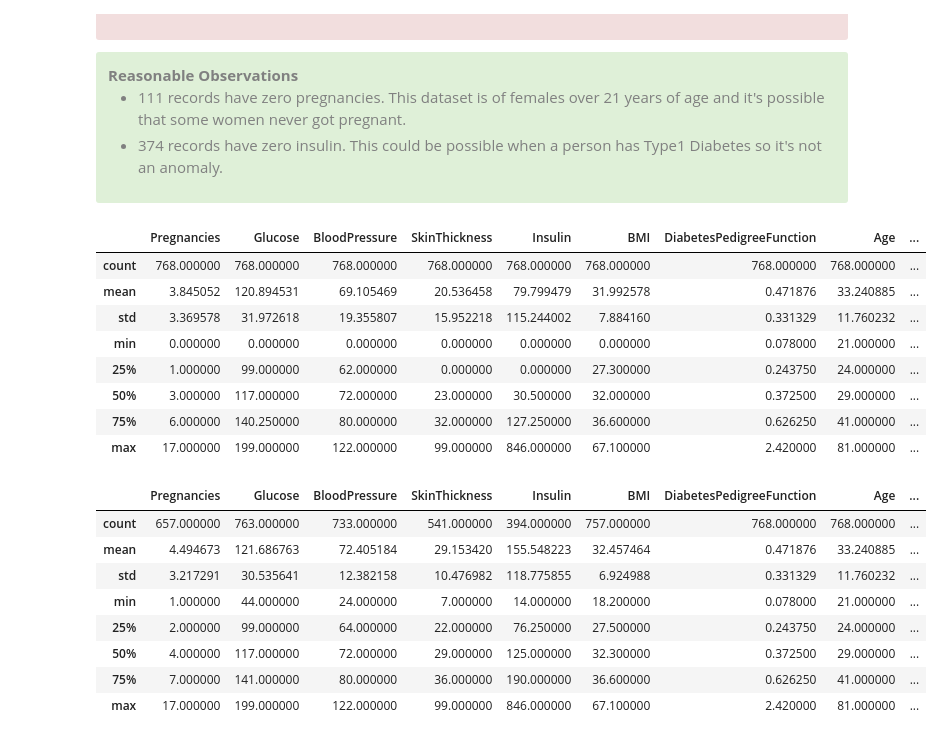
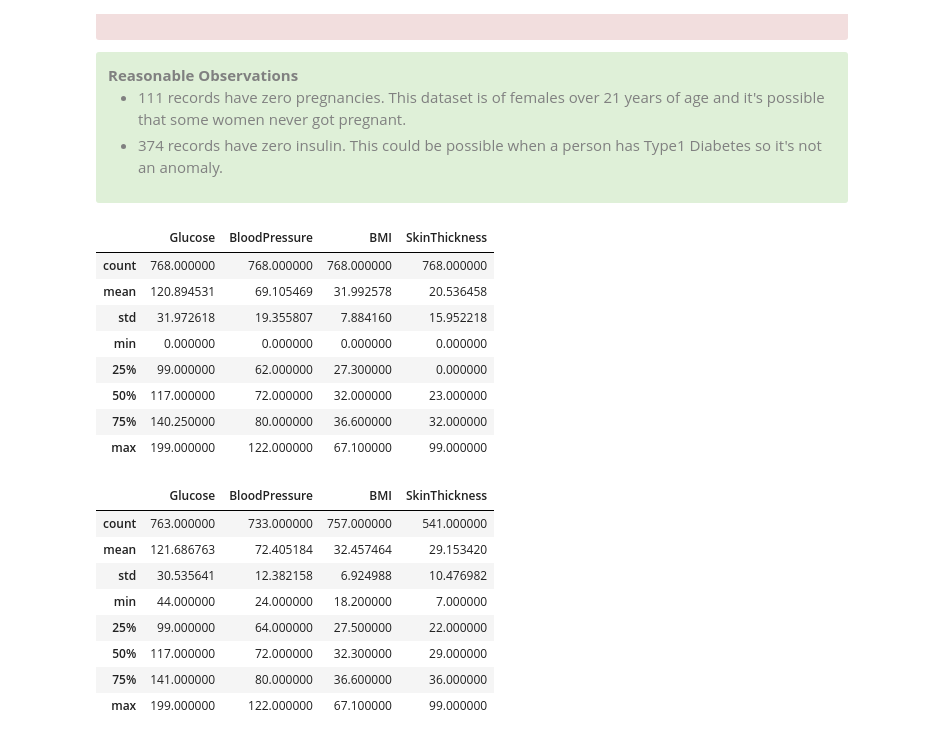
Before and after one commit to ElisonSherton/MTech_DSE_Sem2, a Jupyter notebook: ML/Assignment1/Group128_DiabetesDataset.ipynb, the cells around one changed output. Drawn from its saved outputs; the diff is of its cells as text; code cells hidden in the pictures.

```diff
--- a/ML/Assignment1/Group128_DiabetesDataset.ipynb
+++ b/ML/Assignment1/Group128_DiabetesDataset.ipynb
@@ -149,27 +150,29 @@ We can observe that there's some alarming and some reasonable observations here
     <li>374 records have zero insulin. This could be possible when a person has Type1 Diabetes so it's not an anomaly.</li>
     </ul>
 </div>
+# %%
+anomalous_columns = ["Glucose", "BloodPressure", "BMI", "SkinThickness"]
 # %%
-df.describe()
+df[anomalous_columns].describe()
 # %% [output]
-|  | Pregnancies | Glucose | BloodPressure | SkinThickness | Insulin | BMI | DiabetesPedigreeFunction | Age | ... |
-| count | 768.000000 | 768.000000 | 768.000000 | 768.000000 | 768.000000 | 768.000000 | 768.000000 | 768.000000 | ... |
-| mean | 3.845052 | 120.894531 | 69.105469 | 20.536458 | 79.799479 | 31.992578 | 0.471876 | 33.240885 | ... |
-| std | 3.369578 | 31.972618 | 19.355807 | 15.952218 | 115.244002 | 7.884160 | 0.331329 | 11.760232 | ... |
-| min | 0.000000 | 0.000000 | 0.000000 | 0.000000 | 0.000000 | 0.000000 | 0.078000 | 21.000000 | ... |
-| 25% | 1.000000 | 99.000000 | 62.000000 | 0.000000 | 0.000000 | 27.300000 | 0.243750 | 24.000000 | ... |
-| 50% | 3.000000 | 117.000000 | 72.000000 | 23.000000 | 30.500000 | 32.000000 | 0.372500 | 29.000000 | ... |
-| 75% | 6.000000 | 140.250000 | 80.000000 | 32.000000 | 127.250000 | 36.600000 | 0.626250 | 41.000000 | ... |
-| max | 17.000000 | 199.000000 | 122.000000 | 99.000000 | 846.000000 | 67.100000 | 2.420000 | 81.000000 | ... |
+|  | Glucose | BloodPressure | BMI | SkinThickness |
+| count | 768.000000 | 768.000000 | 768.000000 | 768.000000 |
+| mean | 120.894531 | 69.105469 | 31.992578 | 20.536458 |
+| std | 31.972618 | 19.355807 | 7.884160 | 15.952218 |
+| min | 0.000000 | 0.000000 | 0.000000 | 0.000000 |
+| 25% | 99.000000 | 62.000000 | 27.300000 | 0.000000 |
+| 50% | 117.000000 | 72.000000 | 32.000000 | 23.000000 |
+| 75% | 140.250000 | 80.000000 | 36.600000 | 32.000000 |
+| max | 199.000000 | 122.000000 | 67.100000 | 99.000000 |
 # %%
-df[df != 0].describe()
+df[df != 0][anomalous_columns].describe()
 # %% [output]
-|  | Pregnancies | Glucose | BloodPressure | SkinThickness | Insulin | BMI | DiabetesPedigreeFunction | Age | ... |
-| count | 657.000000 | 763.000000 | 733.000000 | 541.000000 | 394.000000 | 757.000000 | 768.000000 | 768.000000 | ... |
-| mean | 4.494673 | 121.686763 | 72.405184 | 29.153420 | 155.548223 | 32.457464 | 0.471876 | 33.240885 | ... |
-| std | 3.217291 | 30.535641 | 12.382158 | 10.476982 | 118.775855 | 6.924988 | 0.331329 | 11.760232 | ... |
-| min | 1.000000 | 44.000000 | 24.000000 | 7.000000 | 14.000000 | 18.200000 | 0.078000 | 21.000000 | ... |
-| 25% | 2.000000 | 99.000000 | 64.000000 | 22.000000 | 76.250000 | 27.500000 | 0.243750 | 24.000000 | ... |
-| 50% | 4.000000 | 117.000000 | 72.000000 | 29.000000 | 125.000000 | 32.300000 | 0.372500 | 29.000000 | ... |
-| 75% | 7.000000 | 141.000000 | 80.000000 | 36.000000 | 190.000000 | 36.600000 | 0.626250 | 41.000000 | ... |
-| max | 17.000000 | 199.000000 | 122.000000 | 99.000000 | 846.000000 | 67.100000 | 2.420000 | 81.000000 | ... |
+|  | Glucose | BloodPressure | BMI | SkinThickness |
+| count | 763.000000 | 733.000000 | 757.000000 | 541.000000 |
+| mean | 121.686763 | 72.405184 | 32.457464 | 29.153420 |
+| std | 30.535641 | 12.382158 | 6.924988 | 10.476982 |
+| min | 44.000000 | 24.000000 | 18.200000 | 7.000000 |
+| 25% | 99.000000 | 64.000000 | 27.500000 | 22.000000 |
+| 50% | 117.000000 | 72.000000 | 32.300000 | 29.000000 |
+| 75% | 141.000000 | 80.000000 | 36.600000 | 36.000000 |
+| max | 199.000000 | 122.000000 | 67.100000 | 99.000000 |
```
Also changed, not shown: parts of 18 cells of this notebook.
